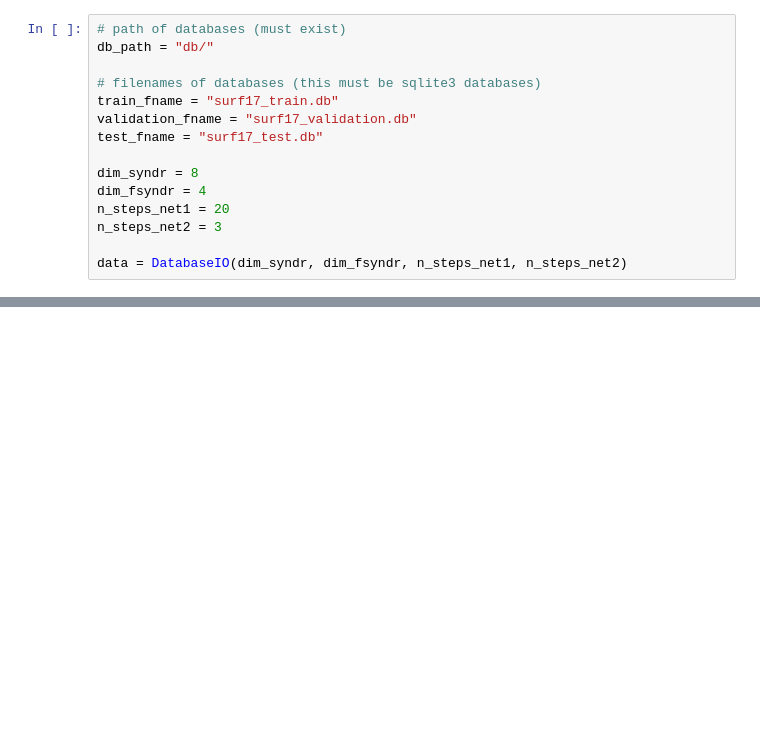
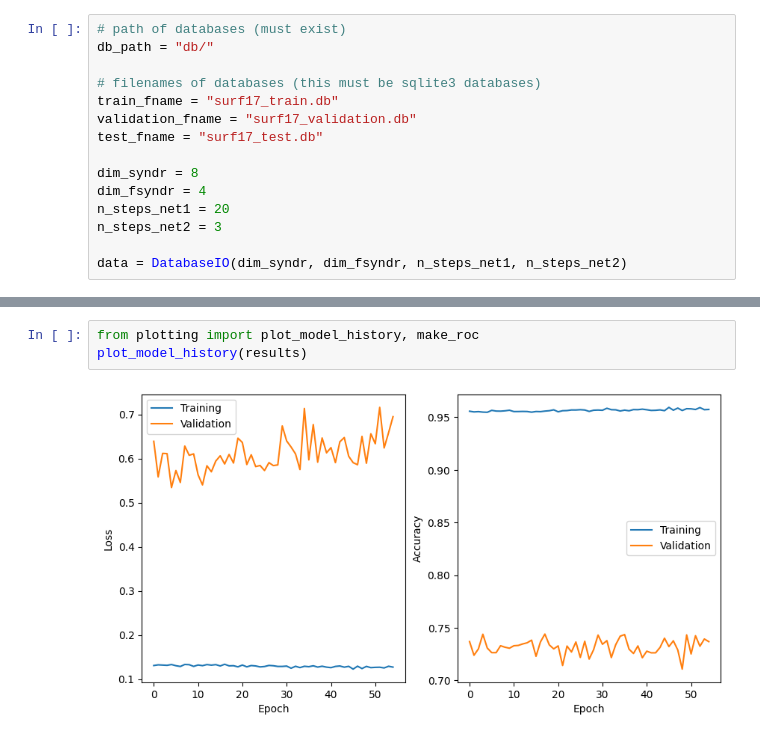
Before and after one commit to jessedayrit/phys139-project, a Jupyter notebook: simple_model.ipynb, the cells around one changed output, grey strips where cells are left out. Saved outputs shown, nothing was run; the diff lists cells and outputs as text; blank space fills up the shorter version.

```diff
--- a/simple_model.ipynb
+++ b/simple_model.ipynb
@@ -246,0 +263,5 @@ y_prob = model.predict((x1,x2,fx,l1))
+# %%
+from plotting import plot_model_history, make_roc
+plot_model_history(results)
+# %% [output]
+[figure, added]
```
Also changed, not shown: parts of 9 cells of this notebook, 2 other files.
